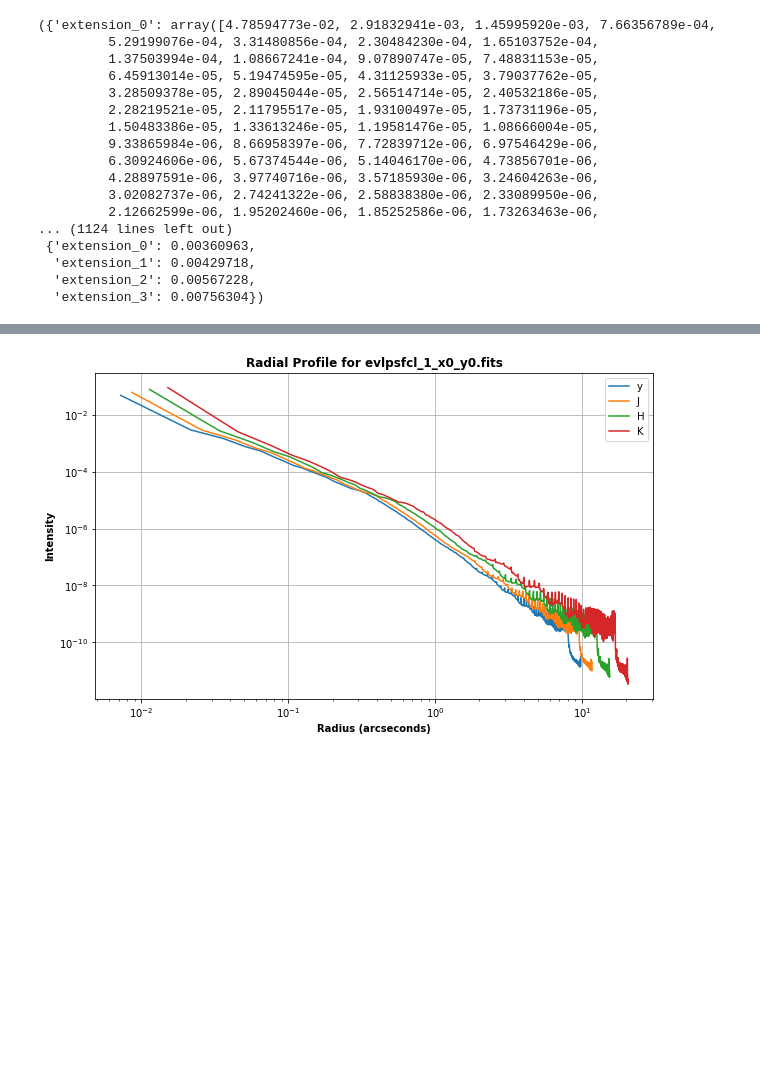
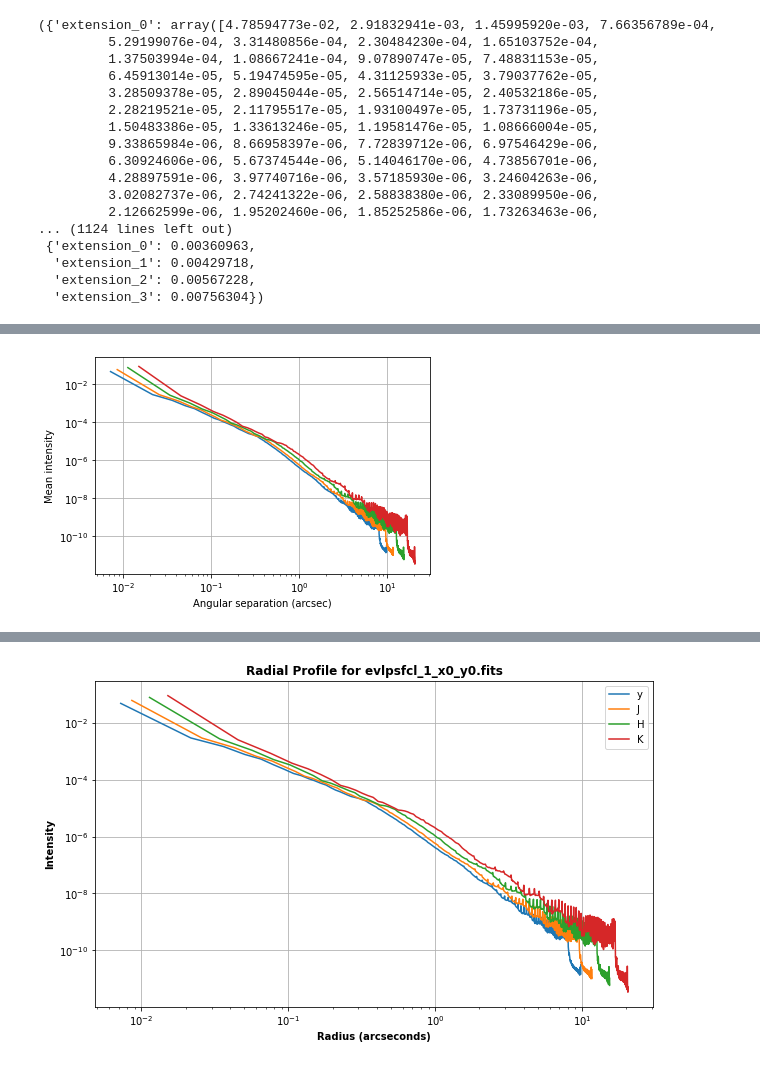
Before and after one commit to ashbake/specsim, a Jupyter notebook: contrast/Contrast_Practice.ipynb, the cells around one changed output, grey strips where cells are left out. Drawn from its saved outputs; the diff is of its cells as text; code cells hidden in the pictures; blank space fills up the shorter version.

```diff
--- a/contrast/Contrast_Practice.ipynb
+++ b/contrast/Contrast_Practice.ipynb
@@ -76,0 +174,4 @@ process_fits_file(test_path)
+# %%
+test_dict_profile = error_handled_fits(test_path)[0]
+# print(test_dict_profile)
+print(test_dict_profile.get('extension_0'))
@@ -76,0 +241,4 @@ process_fits_file(test_path)
+# %%
+test_dict_radii = error_handled_fits(test_path)[3]
+# print(test_dict_radii
+print(test_dict_radii.get('extension_0'))
@@ -76,0 +263,12 @@ process_fits_file(test_path)
+# %%
+plt.xlabel('Angular separation (arcsec)')
+plt.ylabel('Mean intensity')
+plt.loglog(test_dict_radii.get('extension_0'), test_dict_profile.get('extension_0'))
+plt.loglog(test_dict_radii.get('extension_1'), test_dict_profile.get('extension_1'))
+plt.loglog(test_dict_radii.get('extension_2'), test_dict_profile.get('extension_2'))
+plt.loglog(test_dict_radii.get('extension_3'), test_dict_profile.get('extension_3'))
+
+plt.grid()
+plt.show()
+# %% [output]
+[figure, added]
```
Also changed, not shown: parts of 22 cells of this notebook, 1 other file.
